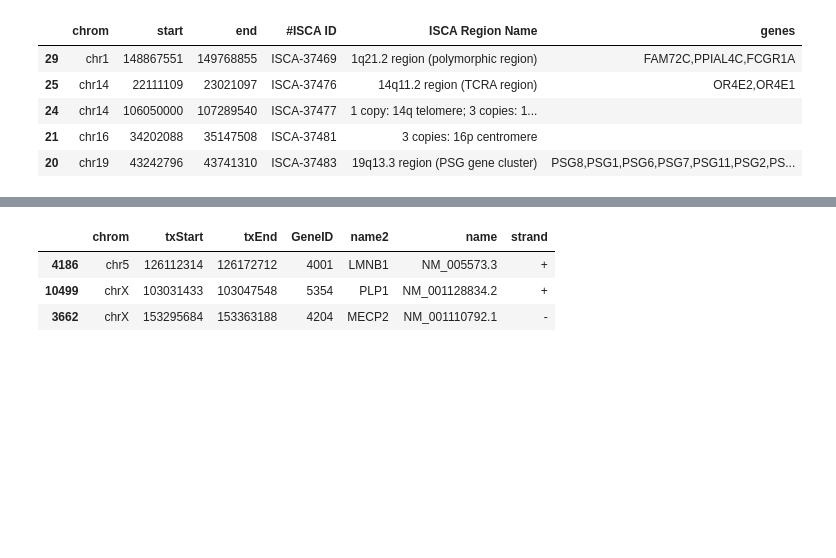
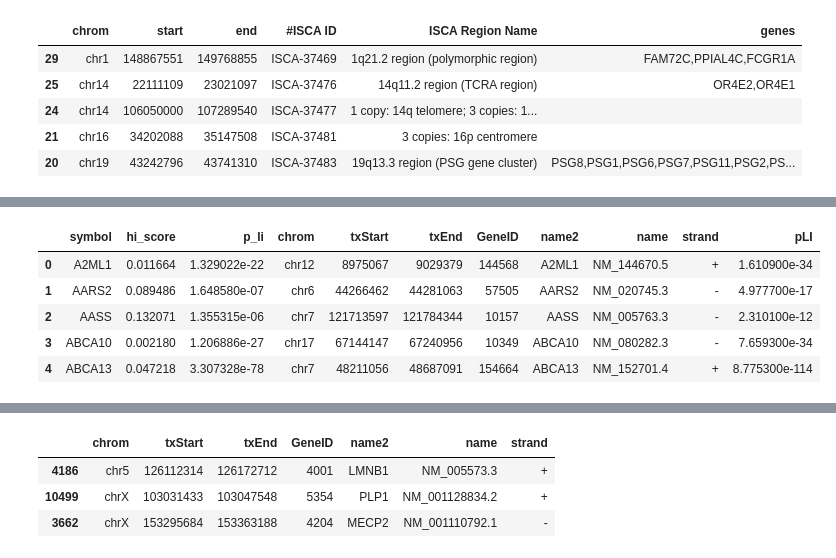
Before and after one commit to zhonghua-wang/autocnv, a Jupyter notebook: database-prepare/create-datebase.ipynb, the cells around one changed output, grey strips where cells are left out. Saved outputs shown, nothing was run; the diff lists cells and outputs as text; code cells hidden in the pictures; blank space fills up the shorter version.

```diff
--- a/database-prepare/create-datebase.ipynb
+++ b/database-prepare/create-datebase.ipynb
@@ -508,2 +531,11 @@ with open('data/gene-table.json') as f:
+# %%
+decipher.head()
+# %% [output]
+|  | symbol | hi_score | p_li | chrom | txStart | txEnd | GeneID | name2 | name | strand | pLI |
+| 0 | A2ML1 | 0.011664 | 1.329022e-22 | chr12 | 8975067 | 9029379 | 144568 | A2ML1 | NM_144670.5 | + | 1.610900e-34 |
+| 1 | AARS2 | 0.089486 | 1.648580e-07 | chr6 | 44266462 | 44281063 | 57505 | AARS2 | NM_020745.3 | - | 4.977700e-17 |
+| 2 | AASS | 0.132071 | 1.355315e-06 | chr7 | 121713597 | 121784344 | 10157 | AASS | NM_005763.3 | - | 2.310100e-12 |
+| 3 | ABCA10 | 0.002180 | 1.206886e-27 | chr17 | 67144147 | 67240956 | 10349 | ABCA10 | NM_080282.3 | - | 7.659300e-34 |
+| 4 | ABCA13 | 0.047218 | 3.307328e-78 | chr7 | 48211056 | 48687091 | 154664 | ABCA13 | NM_152701.4 | + | 8.775300e-114 |
 # %%
 decipher = decipher.loc[
```
Also changed, not shown: parts of 24 cells of this notebook, 1 other file.
